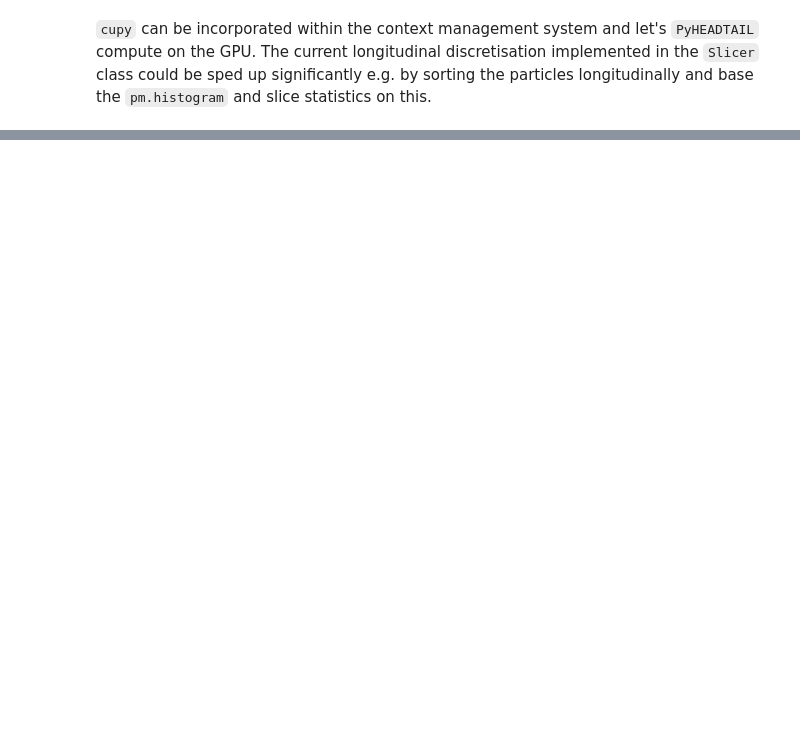
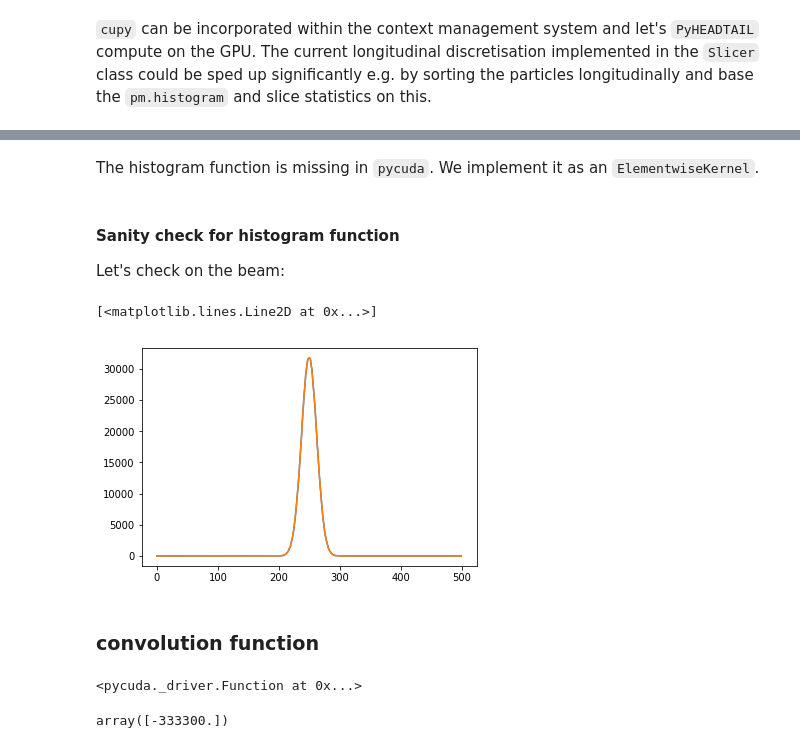
Before and after one commit to aoeftiger/PyHEADTAIL_concept_testing, a Jupyter notebook: PyHEADTAIL_concept_testing.ipynb, the cells around one changed output, grey strips where cells are left out. Cells and saved outputs as stored; diff of their text form; code cells hidden in the pictures; blank space fills up the shorter version.

```diff
--- a/PyHEADTAIL_concept_testing.ipynb
+++ b/PyHEADTAIL_concept_testing.ipynb
@@ -464,7 +480,8 @@ class Slicer(object):
 
     def particles_to_slices(self, beam):
         '''Compute and return slice id for each particle.'''
-        ids = (beam.z - self.z_min) * self.n_slices // (self.z_max - self.z_min)
+#         (beam.z - self.z_min) * self.n_slices // (self.z_max - self.z_min)
+        ids = pm.floor(((beam.z - self.z_min) * self.n_slices) / (self.z_max - self.z_min))
         return ids.astype(np.int32)
 
     def compute_means(self, slice_index_of_particle, x, y):
@@ -1093,0 +1126,69 @@ Line #      Hits         Time  Per Hit   % Time  Line Contents
+# %% [markdown]
+The histogram function is missing in `pycuda`. We implement it as an `ElementwiseKernel`.
+# %%
+hist_pycuda_kernel = ElementwiseKernel(
+    "double *z, double *zbins, const int nslices, int *histogram",
+
+    """
+    int j = 0;
+    if (z[i] >= zbins[0] || z[i] < zbins[nslices - 1]) {
+        while (z[i] >= zbins[j]){
+            j++;
+        }
+        atomicAdd(&histogram[j-1], 1);
+    }
+    """
+)
+# %%
+def hist_pycuda(x, bins):
+    n_bins = np.int32(len(bins) - 1)
+    out = gp.zeros(n_bins, dtype=np.int32)
+    hist_pycuda_kernel(x, bins, n_bins, out)
+    return out, bins
+# %% [markdown]
+#### Sanity check for histogram function
+
+Let's check on the beam:
+# %%
+dz = (slicer.z_max - slicer.z_min) / float(slicer.n_slices)
+z_bins = gp.arange(slicer.z_min, slicer.z_max + dz * 0.1, dz, dtype=float)
+
+out, _ = hist_pycuda(gp.to_gpu(beam.z), z_bins);
+# %%
+plt.plot(out.get()) #- np.histogram(beam.z, bins=z_bins.get())[0])
+plt.plot(np.histogram(beam.z, bins=z_bins.get())[0])
+# %% [output]
+[<matplotlib.lines.Line2D at 0x...>]
+[figure, added]
+# %% [markdown]
+### convolution function
+# %%
+convolution_mod = SourceModule('''
+__global__ void conv1D(
+        // input arrays
+        double* __restrict__ A, double* __restrict__ B,
+        // input array lengths
+        const int N, const int P,
+        // output
+        double* C)
+{
+    for (int idx = blockIdx.x * blockDim.x + threadIdx.x;
+         idx < N;
+         idx += blockDim.x * gridDim.x)
+        {
+            int i = idx;
+            int radius = (P - 1) / 2;
+            if ((i >= radius) && (i < (N-1 - radius))){
+              double sum = 0;
+              for (int j = -radius; j <= radius; j++)
+                sum += A[i+j] * B[j+radius];
+              C[i-radius] = sum;
+        }
+    }
+}''')
+
+convolve_pycuda_kernel = convolution_mod.get_function('conv1D')
+
+convolve_pycuda_kernel.prepare('PPiiP')
+# %% [output]
+<pycuda._driver.Function at 0x...>
@@ -1093,0 +1217,4 @@ Line #      Hits         Time  Per Hit   % Time  Line Contents
+# %%
+np.convolve(np.arange(100, dtype=float), np.arange(-100, 0, dtype=float), mode='valid')
+# %% [output]
+array([-333300.])
```
Also changed, not shown: parts of 52 cells of this notebook.
